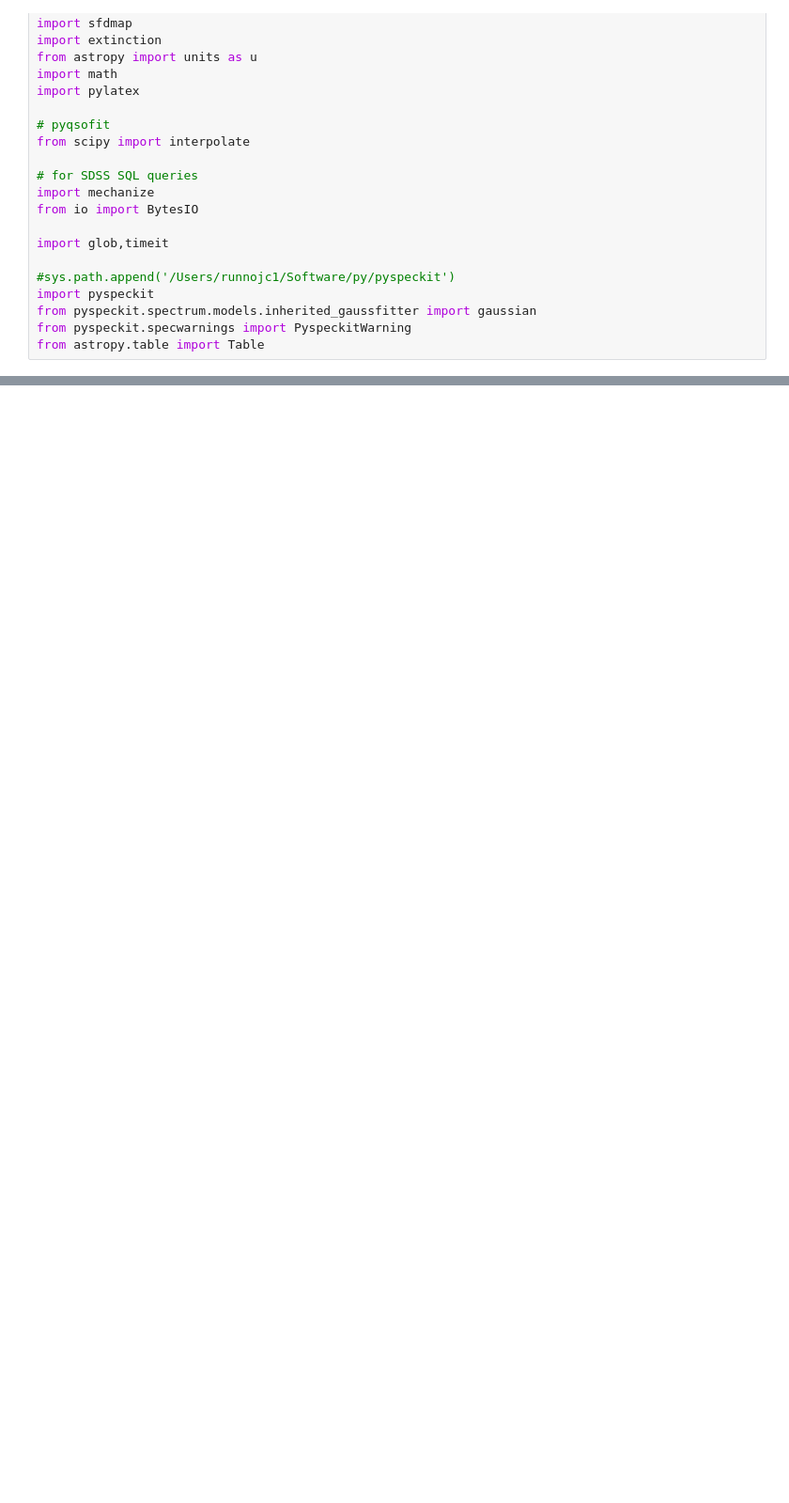
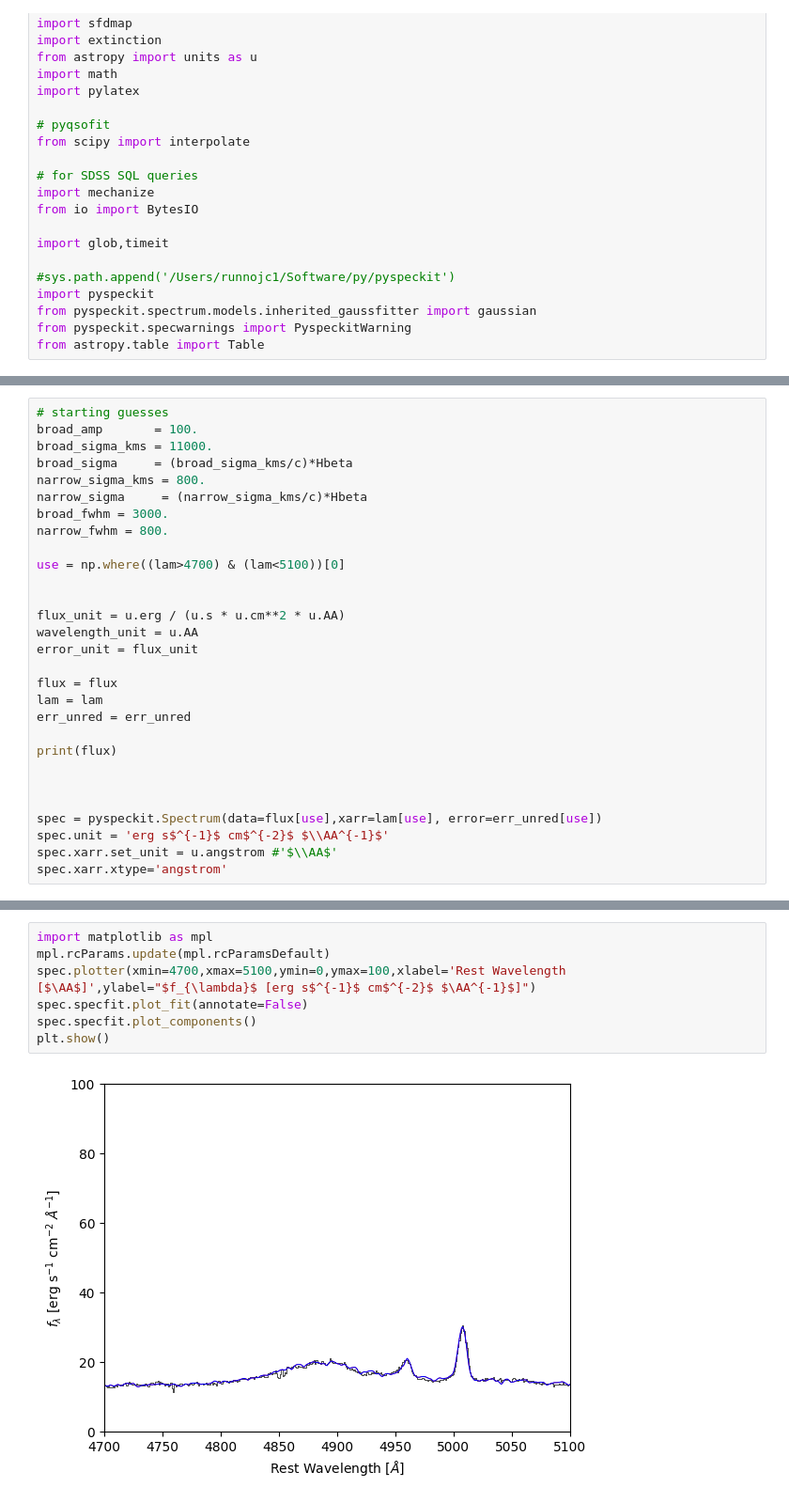
Before and after one commit to seratsaad/j0950, a Jupyter notebook: Hbeta.ipynb, the cells around one changed output, grey strips where cells are left out. Shown: that part at 94% size. Saved outputs shown, nothing was run; the diff lists cells and outputs as text; blank space fills up the shorter version.

```diff
--- a/Hbeta.ipynb
+++ b/Hbeta.ipynb
@@ -103,0 +693,29 @@ plt.show()
+# %%
+# starting guesses
+broad_amp       = 100.
+broad_sigma_kms = 11000.
+broad_sigma     = (broad_sigma_kms/c)*Hbeta
+narrow_sigma_kms = 800.
+narrow_sigma     = (narrow_sigma_kms/c)*Hbeta
+broad_fwhm = 3000.
+narrow_fwhm = 800.
+
+use = np.where((lam>4700) & (lam<5100))[0]
+
+
+flux_unit = u.erg / (u.s * u.cm**2 * u.AA)
+wavelength_unit = u.AA
+error_unit = flux_unit
+
+flux = flux
+lam = lam
+err_unred = err_unred
+
+print(flux)
+
+
+
+spec = pyspeckit.Spectrum(data=flux[use],xarr=lam[use], error=err_unred[use])
+spec.unit = 'erg s$^{-1}$ cm$^{-2}$ $\\AA^{-1}$'
+spec.xarr.set_unit = u.angstrom #'$\\AA$'
+spec.xarr.xtype='angstrom'
@@ -103,0 +779,9 @@ plt.show()
+# %%
+import matplotlib as mpl
+mpl.rcParams.update(mpl.rcParamsDefault)
+spec.plotter(xmin=4700,xmax=5100,ymin=0,ymax=100,xlabel='Rest Wavelength [$\AA$]',ylabel="$f_{\lambda}$ [erg s$^{-1}$ cm$^{-2}$ $\AA^{-1}$]")
+spec.specfit.plot_fit(annotate=False)
+spec.specfit.plot_components()
+plt.show()
+# %% [output]
+[figure, added]
```
Also changed, not shown: parts of 49 cells of this notebook, 3 other files.
